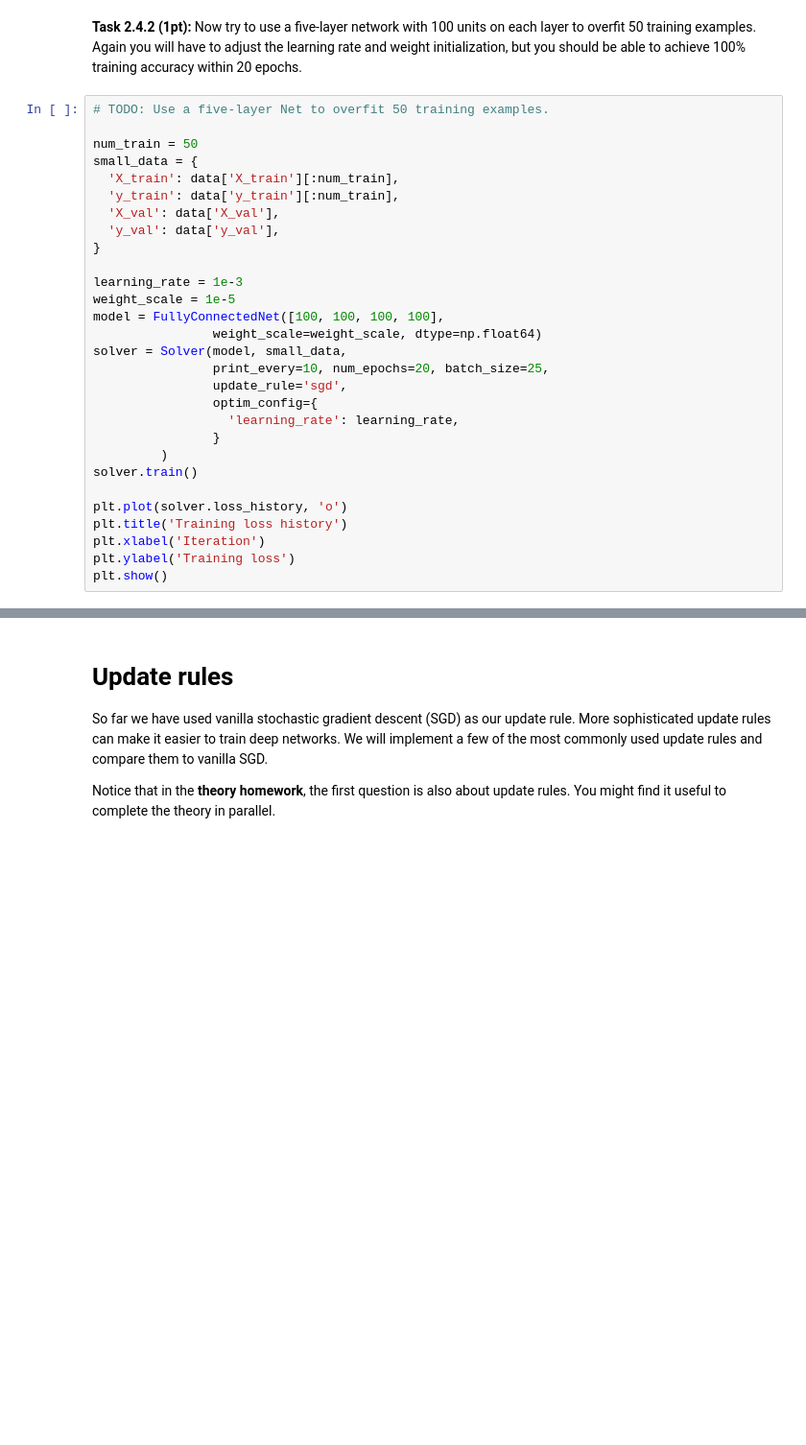
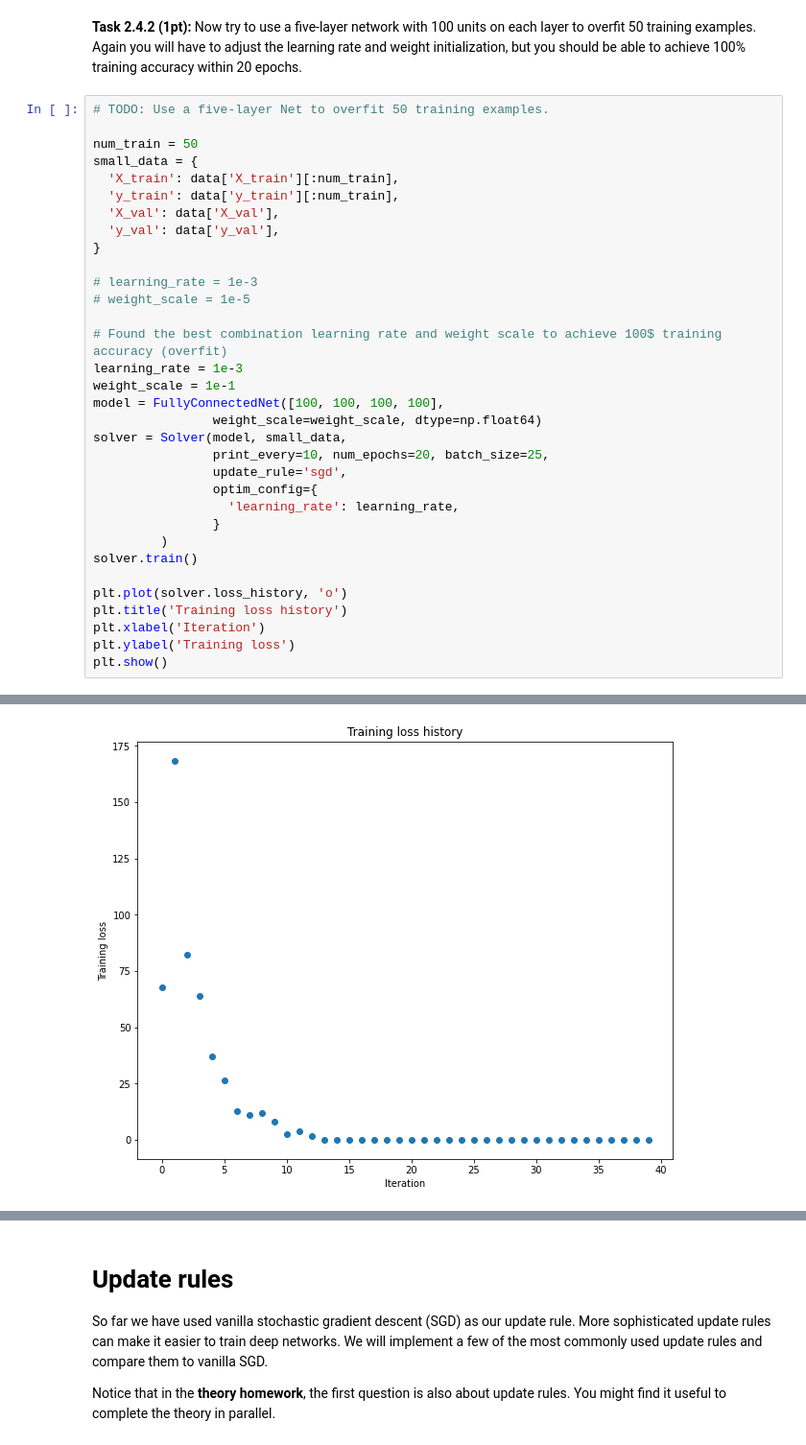
Before and after one commit to enliktjioe/nn2020, a Jupyter notebook: practice4/FullyConnectedNets.ipynb, the cells around one changed output, grey strips where cells are left out. Shown at 96% size. Drawn from its saved outputs; the diff is of its cells as text; blank space fills up the shorter version.

```diff
--- a/practice4/FullyConnectedNets.ipynb
+++ b/practice4/FullyConnectedNets.ipynb
@@ -481,8 +523,12 @@ small_data = {
   'y_val': data['y_val'],
 }
 
+# learning_rate = 1e-3
+# weight_scale = 1e-5
+
+# Found the best combination learning rate and weight scale to achieve 100$ training accuracy (overfit)
 learning_rate = 1e-3
-weight_scale = 1e-5
+weight_scale = 1e-1
 model = FullyConnectedNet([100, 100, 100, 100],
                 weight_scale=weight_scale, dtype=np.float64)
 solver = Solver(model, small_data,
@@ -499,3 +545,4 @@ plt.title('Training loss history')
 plt.xlabel('Iteration')
 plt.ylabel('Training loss')
 plt.show()
+# %% [output]
@@ -502,3 +566,4 @@ plt.show()
+[figure, added]
 # %% [markdown]
 **Task 2.4.2 (2pt):** Did you notice anything about the comparative difficulty of training the three-layer net vs training the five layer net?
 
```
Also changed, not shown: parts of 11 cells of this notebook, 5 other files.
